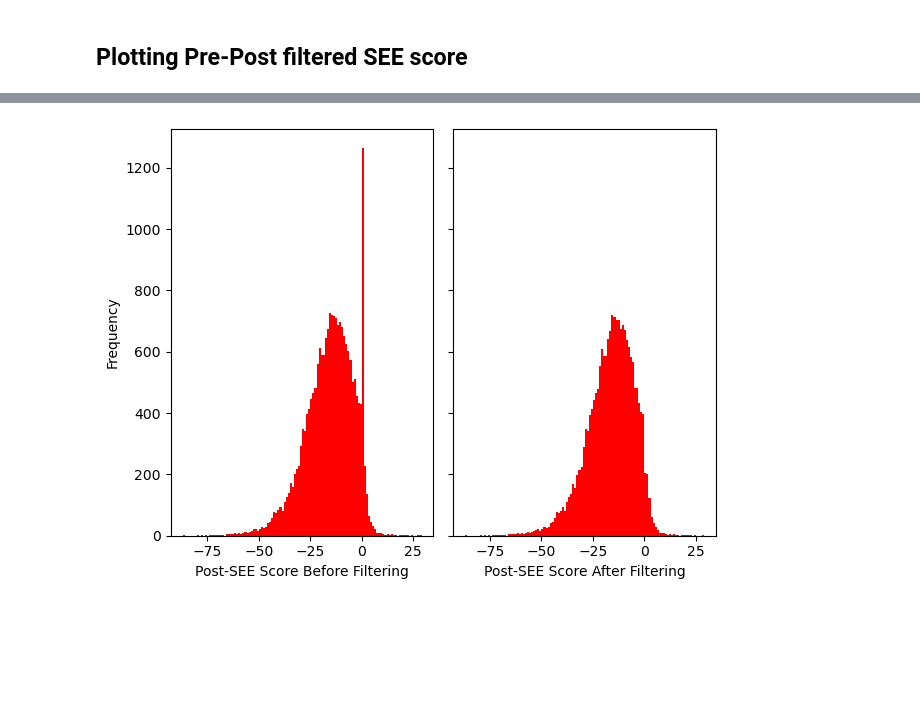
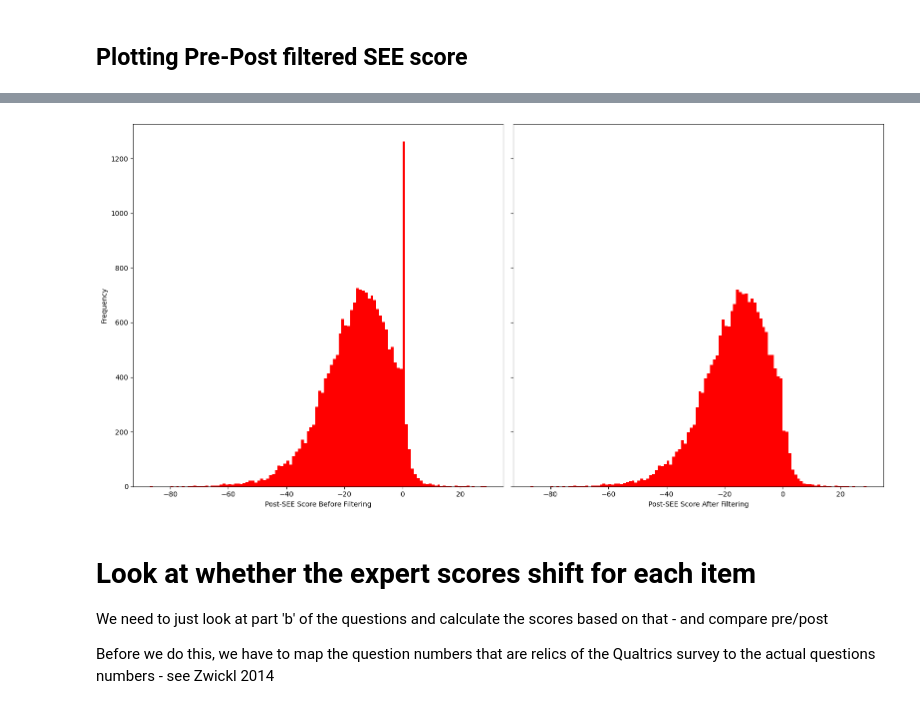
Before and after one commit to Taylor2718/SEE, a Jupyter notebook: SEE-Filtering.ipynb, the cells around one changed output, grey strips where cells are left out. Cells and saved outputs as stored; diff of their text form; code cells hidden in the pictures; blank space fills up the shorter version.

```diff
--- a/SEE-Filtering.ipynb
+++ b/SEE-Filtering.ipynb
@@ -156,12 +166,18 @@ plt.tight_layout()
 # %%
-fig, (ax1, ax2) = plt.subplots(1, 2, sharey=True)
+fig, (ax1, ax2) = plt.subplots(1, 2, sharey=True, figsize=(16,8))
 delta_bins = np.arange(min(df['post_delta_sum']), max(df['post_delta_sum']), 1)
 filter_delta_bins = np.arange(min(df_processed['post_delta_sum']), max(df_processed['post_delta_sum']), 1)
 ax1.hist(df['post_delta_sum'], bins=delta_bins, color="red")
 ax2.hist(df_processed['post_delta_sum'], bins=filter_delta_bins, color="red")
 ax1.set_xlabel("Post-SEE Score Before Filtering")
 ax2.set_xlabel("Post-SEE Score After Filtering")
 ax1.set_ylabel("Frequency")
 plt.tight_layout()
 # %% [output]
-[figure, old version]
+[figure, new version]
+# %% [markdown]
+# Look at whether the expert scores shift for each item
+
+We need to just look at part 'b' of the questions and calculate the scores based on that - and compare pre/post
+
+Before we do this, we have to map the question numbers that are relics of the Qualtrics survey to the actual questions numbers - see Zwickl 2014
```
Also changed, not shown: parts of 13 cells of this notebook, 6 other files.
